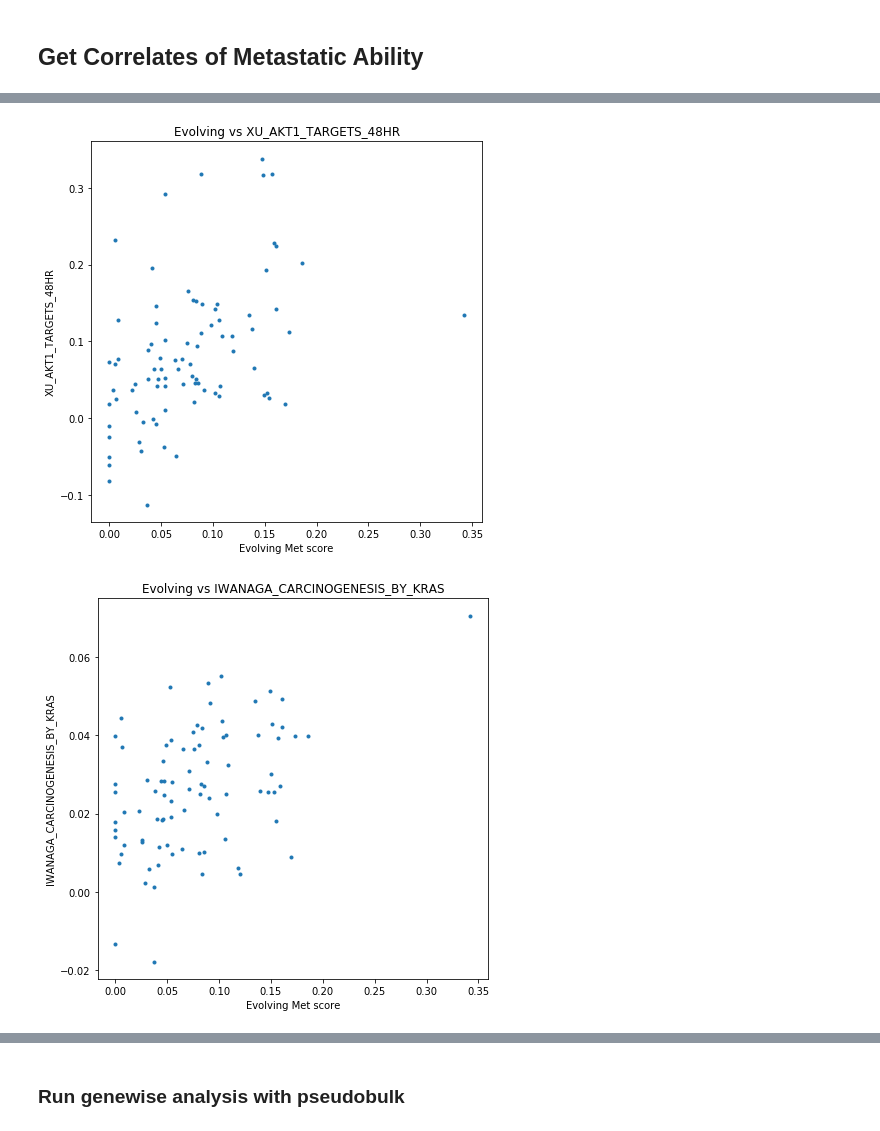
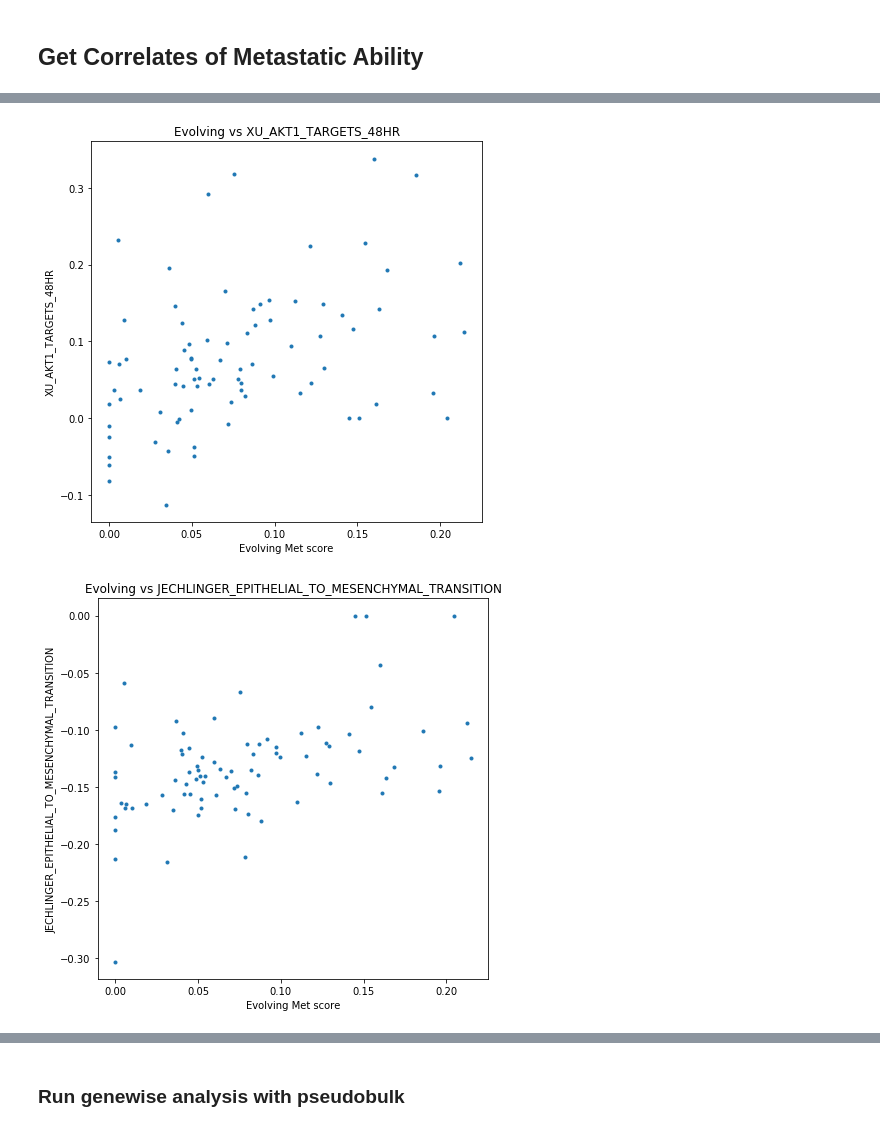
Before and after one commit to mattjones315/MetastasisTracing, a Jupyter notebook: RNA_Analysis.ipynb, the cells around one changed output, grey strips where cells are left out. Saved outputs shown, nothing was run; the diff lists cells and outputs as text; code cells hidden in the pictures.

```diff
--- a/RNA_Analysis.ipynb
+++ b/RNA_Analysis.ipynb
@@ -165,0 +174,12 @@ sig_df = pd.DataFrame(signif_sigs)
+# %%
+corrs = {}
+signif_sigs = {}
+
+for sig in tqdm(sig_scores_subset.columns):
+
+    pcorr = scs.pearsonr(sig_scores_subset.loc[adata.obs.index, sig], adata.obs['DynamicMetScore'])[0]
+    scorr = scs.spearmanr(sig_scores_subset[sig], adata.obs['DynamicMetScore'])[0]
+    if abs(scorr) > 0.4:
+        print(sig, pcorr, scorr)
+        signif_sigs[sig] = (pcorr, scorr)
+    corrs[sig] = (pcorr, scorr)
@@ -165,0 +188,8 @@ sig_df = pd.DataFrame(signif_sigs)
+# %%
+for sig in ["BOWIE_RESPONSE_TO_EXTRACELLULAR_MATRIX", "EINAV_INTERFERON_SIGNATURE_IN_CANCER", "LIAO_METASTASIS", "JECHLINGER_EPITHELIAL_TO_MESENCHYMAL_TRANSITION", "IWANAGA_CARCINOGENESIS_BY_KRAS"]:
+    h = plt.figure(figsize = (7,7))
+    plt.plot(sig_scores_subset.loc[adata.obs.index, sig], adata.obs['DynamicMetScore'], ".")
+    plt.title("Evolving vs " + sig)
+    plt.xlabel(sig)
+    plt.ylabel("Evolving Met score")
+    # plt.savefig('figs/100k/' + sig + "_evomet_corr.100k.pdf")
@@ -166,14 +315,23 @@ sig_df = pd.DataFrame(signif_sigs)
+# %%
+for sig in tqdm(sig_scores_subset.columns):
+    met_scores[sig] = 0
+    for lg, g in adata.obs.groupby("LineageGroup"):
+        if int(lg) not in met_scores.index:
+            continue
+        cells = g.index.values
+        met_scores.loc[lg, sig] = np.mean(sig_scores_subset.loc[cells, sig])
 # %%
-#### corrs = []
+corrs = []
 ks_stats = []
 
 signif_sigs = {}
-for sig in tqdm_notebook(sig_scores_subset.columns):
+for sig in tqdm(sig_scores_subset.columns):
 
     pcorr = scs.pearsonr(met_scores[sig], met_scores["Dynamic"])[0]
+    scorr = scs.spearmanr(met_scores[sig], met_scores['Dynamic'])[0]
     #ks = scs.ks_2samp(met_scores[sig], met_scores["Evolving"])[0]
-    if abs(pcorr) > 0.4:
-        print(sig, pcorr)
-        signif_sigs[sig] = pcorr
-    corrs.append(pcorr)
+    if abs(scorr) > 0.4:
+        print(sig, pcorr, scorr)
+        signif_sigs[sig] = scorr
+    corrs.append(scorr)
 # %% [output]
@@ -211,9 +370,9 @@ plt.show()
 # %%
-for sig in ["BOWIE_RESPONSE_TO_EXTRACELLULAR_MATRIX", "EINAV_INTERFERON_SIGNATURE_IN_CANCER", "XU_AKT1_TARGETS_48HR", "IWANAGA_CARCINOGENESIS_BY_KRAS"]:
+for sig in ["BOWIE_RESPONSE_TO_EXTRACELLULAR_MATRIX", "EINAV_INTERFERON_SIGNATURE_IN_CANCER", "XU_AKT1_TARGETS_48HR", "JECHLINGER_EPITHELIAL_TO_MESENCHYMAL_TRANSITION", "IWANAGA_CARCINOGENESIS_BY_KRAS"]:
     h = plt.figure(figsize = (7,7))
     plt.plot(met_scores["Dynamic"],met_scores[sig], ".")
     plt.title("Evolving vs " + sig)
     plt.ylabel(sig)
     plt.xlabel("Evolving Met score")
-    plt.savefig(sig + "_evomet_corr.pdf")
+    # plt.savefig('figs/100k/' + sig + "_evomet_corr.100k.pdf")
 # %% [output]
@@ -222,2 +381,2 @@ for sig in ["BOWIE_RESPONSE_TO_EXTRACELLULAR_MATRIX", "EINAV_INTERFERON_SIGNATUR
-[figure, old version]
+[figure, new version]
-[figure, old version]
+[figure, new version]
```
Also changed, not shown: parts of 32 cells of this notebook, 12 other files.
